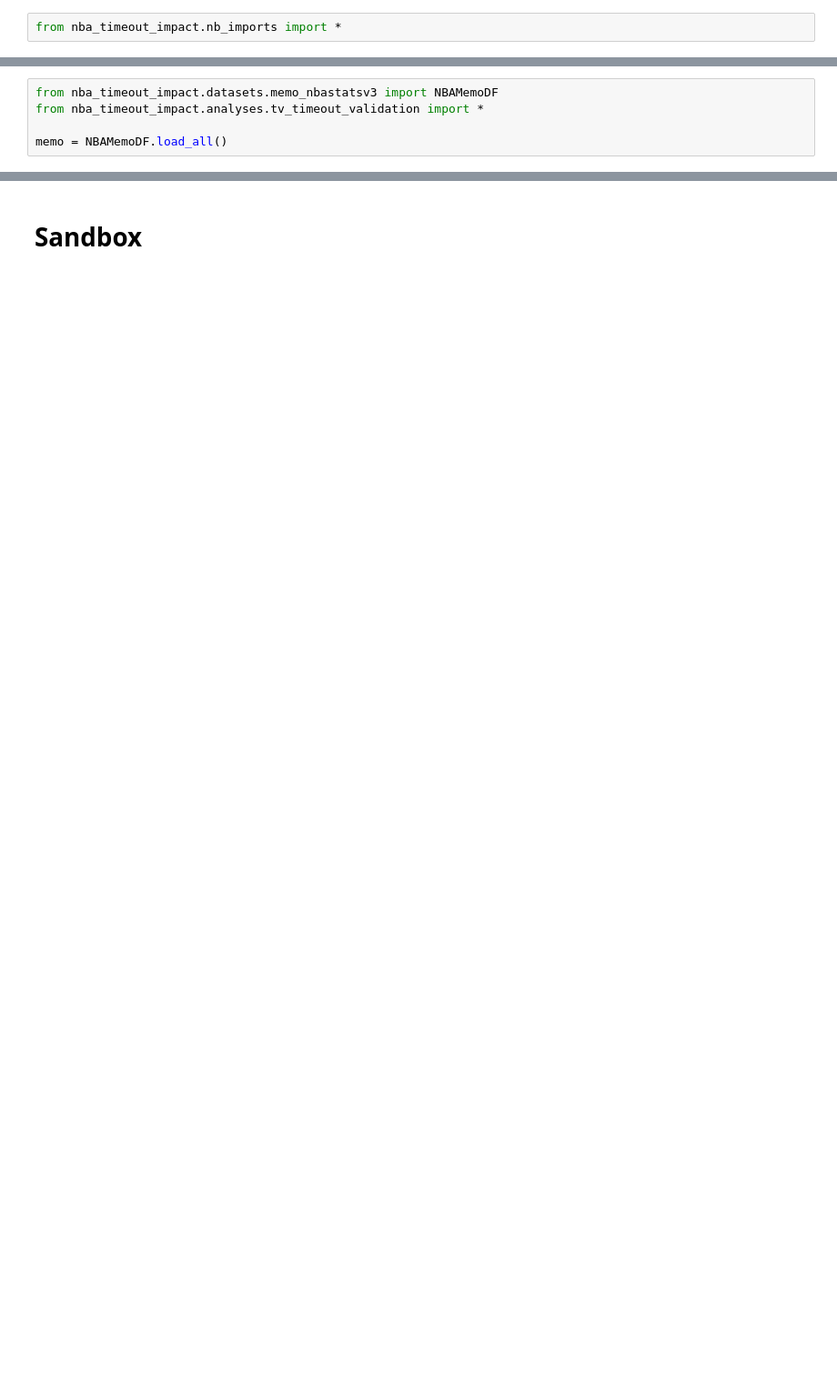
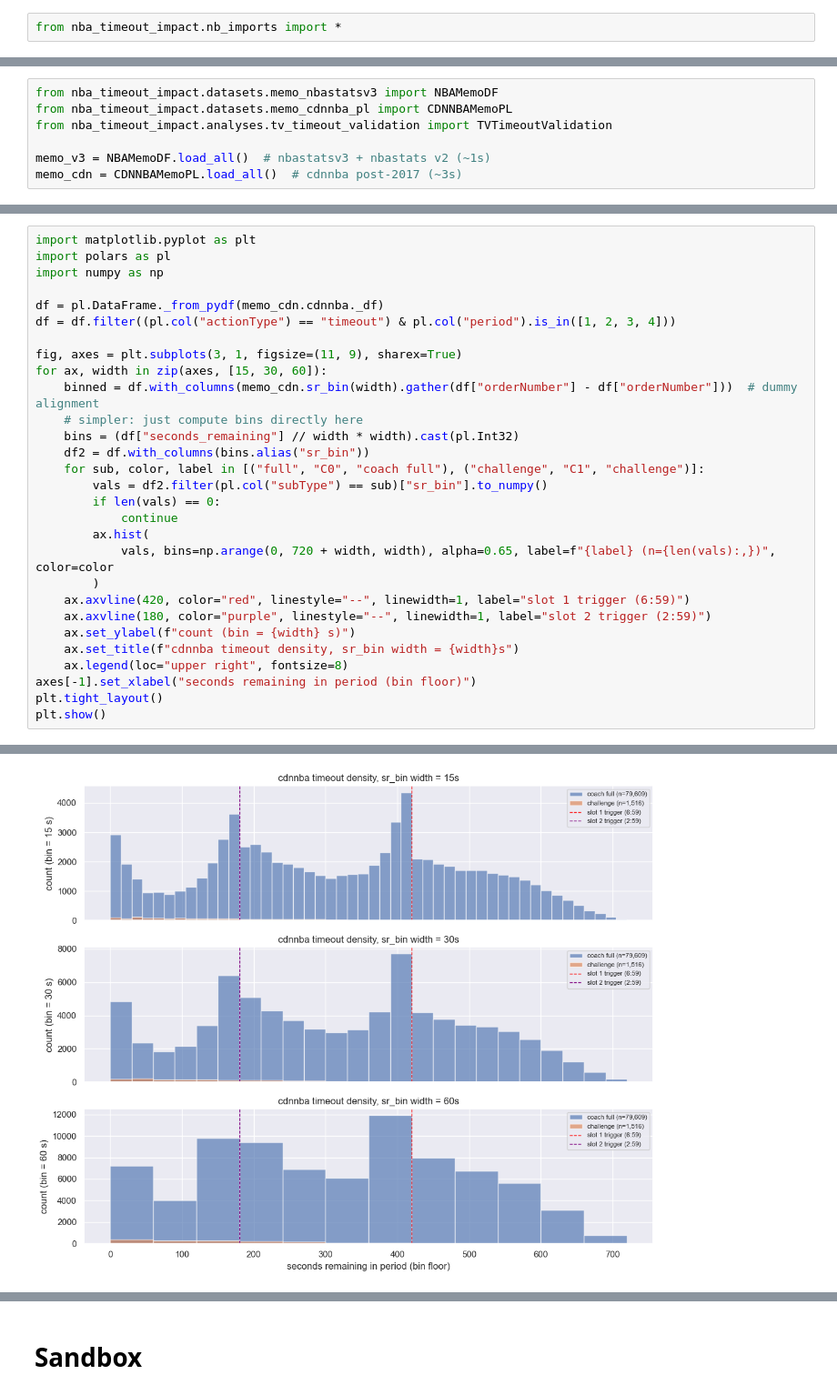
Before and after one commit to akseldkw07/NBA-Timeout-Impact, a Jupyter notebook: Notebooks/TV-Timeout-Injection.ipynb, the cells around one changed output, grey strips where cells are left out. Shown at 91% size. Saved outputs shown, nothing was run; the diff lists cells and outputs as text; blank space fills up the shorter version.

Commit message:
timeout-injection-bugs Modified: - TV-Timeout-Injection.ipynb - tv_timeout_validation.py - enriched_cdnnba.py - memo_cdnnba_pl.py

```diff
--- a/Notebooks/TV-Timeout-Injection.ipynb
+++ b/Notebooks/TV-Timeout-Injection.ipynb
@@ -94,5 +47,7 @@ Switch to the pre-scraped SQLite DB mirror on Kaggle to bypass live scraping ent
 # %%
 from nba_timeout_impact.datasets.memo_nbastatsv3 import NBAMemoDF
-from nba_timeout_impact.analyses.tv_timeout_validation import *
+from nba_timeout_impact.datasets.memo_cdnnba_pl import CDNNBAMemoPL
+from nba_timeout_impact.analyses.tv_timeout_validation import TVTimeoutValidation
 
-memo = NBAMemoDF.load_all()
+memo_v3 = NBAMemoDF.load_all()  # nbastatsv3 + nbastats v2 (~1s)
+memo_cdn = CDNNBAMemoPL.load_all()  # cdnnba post-2017 (~3s)
@@ -108,0 +77,30 @@ compare_configs(memo, [POST_2017, *PRE_2017_CANDIDATES])
+# %%
+import matplotlib.pyplot as plt
+import polars as pl
+import numpy as np
+
+df = pl.DataFrame._from_pydf(memo_cdn.cdnnba._df)
+df = df.filter((pl.col("actionType") == "timeout") & pl.col("period").is_in([1, 2, 3, 4]))
+
+fig, axes = plt.subplots(3, 1, figsize=(11, 9), sharex=True)
+for ax, width in zip(axes, [15, 30, 60]):
+    binned = df.with_columns(memo_cdn.sr_bin(width).gather(df["orderNumber"] - df["orderNumber"]))  # dummy alignment
+    # simpler: just compute bins directly here
+    bins = (df["seconds_remaining"] // width * width).cast(pl.Int32)
+    df2 = df.with_columns(bins.alias("sr_bin"))
+    for sub, color, label in [("full", "C0", "coach full"), ("challenge", "C1", "challenge")]:
+        vals = df2.filter(pl.col("subType") == sub)["sr_bin"].to_numpy()
+        if len(vals) == 0:
+            continue
+        ax.hist(
+            vals, bins=np.arange(0, 720 + width, width), alpha=0.65, label=f"{label} (n={len(vals):,})", color=color
+        )
+    ax.axvline(420, color="red", linestyle="--", linewidth=1, label="slot 1 trigger (6:59)")
+    ax.axvline(180, color="purple", linestyle="--", linewidth=1, label="slot 2 trigger (2:59)")
+    ax.set_ylabel(f"count (bin = {width} s)")
+    ax.set_title(f"cdnnba timeout density, sr_bin width = {width}s")
+    ax.legend(loc="upper right", fontsize=8)
+axes[-1].set_xlabel("seconds remaining in period (bin floor)")
+plt.tight_layout()
+plt.show()
+# %% [output]
@@ -108,0 +110 @@ compare_configs(memo, [POST_2017, *PRE_2017_CANDIDATES])
+[figure, added]
```
Also changed, not shown: parts of 23 cells of this notebook, 4 other files.
